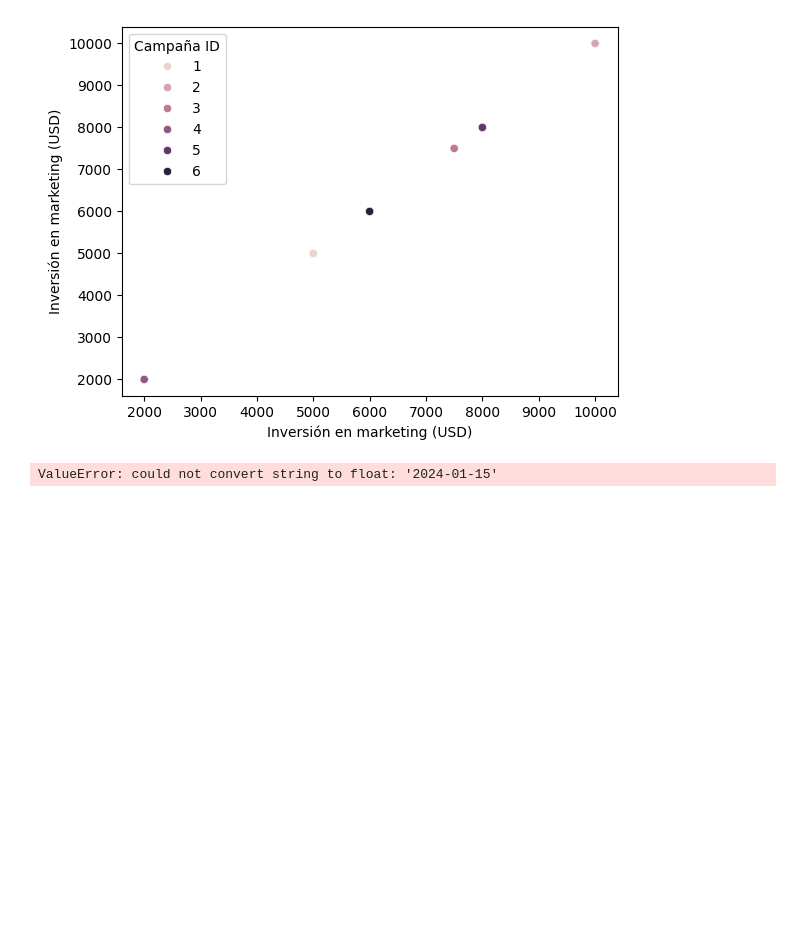
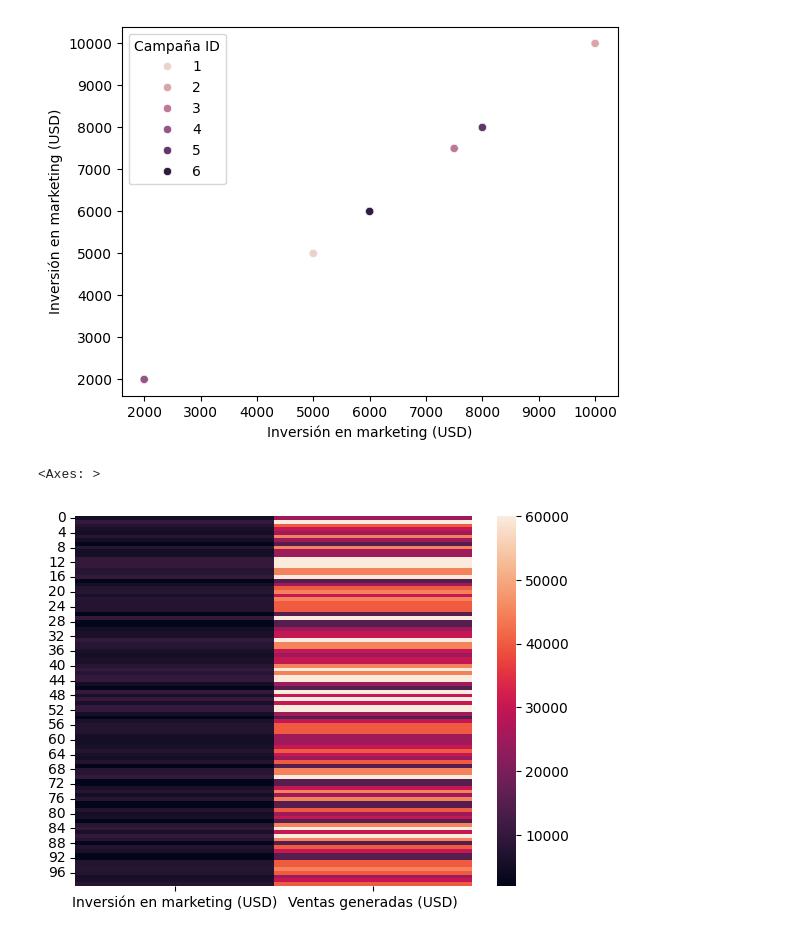
Before and after one commit to katheforero3/CursoPython, a Jupyter notebook: Visualizaciones.ipynb, the cells around one changed output. Saved outputs shown, nothing was run; the diff lists cells and outputs as text; code cells hidden in the pictures; blank space fills up the shorter version.

```diff
--- a/Visualizaciones.ipynb
+++ b/Visualizaciones.ipynb
@@ -53,6 +55,8 @@ sns.scatterplot(x=correlacion_marketing_exp['Inversión en marketing (USD)'],
 [figure]
 # %%
 #Grafica de Heatmap
-sns.heatmap(correlacion_marketing_exp[0:2])
+
+sns.heatmap(correlacion_marketing_exp[['Inversión en marketing (USD)', 'Ventas generadas (USD)']])
 # %% [output]
-ValueError: could not convert string to float: '2024-01-15'
+<Axes: >
+[figure, added]
```
Also changed, not shown: parts of 9 cells of this notebook.
